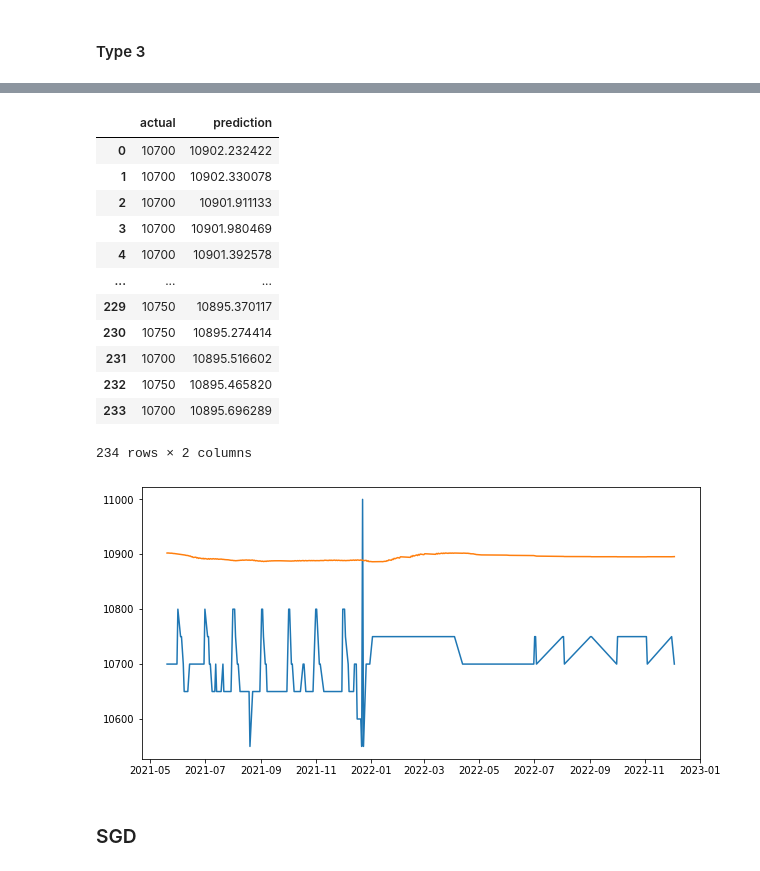
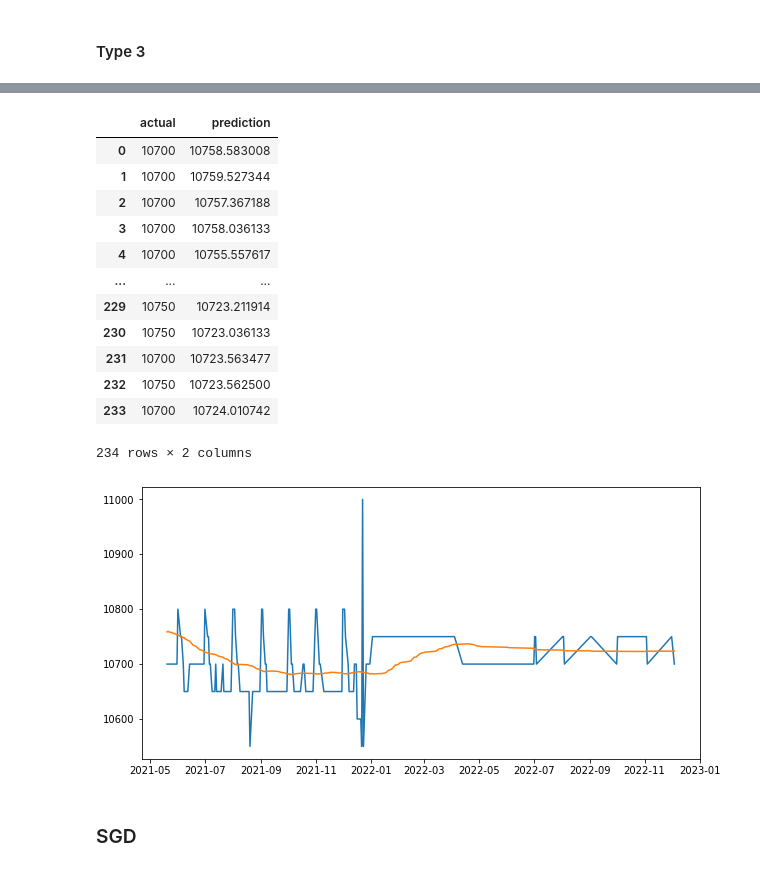
Before and after one commit to mels4/price_predict_Conv-LSTM, a Jupyter notebook: beras_rendah1.ipynb, the cells around one changed output, grey strips where cells are left out. Cells and saved outputs as stored; diff of their text form; code cells hidden in the pictures.

```diff
--- a/beras_rendah1.ipynb
+++ b/beras_rendah1.ipynb
@@ -838,7 +838,7 @@ data_result1_2 = data_result1_2.reshape(-1)
 mae1_2 = tf.keras.metrics.mean_absolute_error(x_test, data_result1_2)
 mape1_2 = tf.keras.metrics.mean_absolute_percentage_error(x_test, data_result1_2)
 mse1_2 = tf.keras.metrics.mean_squared_error(x_test, data_result1_2)
-rmse1_2 = math.sqrt(mse1.numpy())
+rmse1_2 = math.sqrt(mse1_2.numpy())
 print(mae1_2.numpy(), mape1_2.numpy(), rmse1_2)
 
 data_new_beras_rendah11_2 = pd.DataFrame()
@@ -857,17 +857,17 @@ data_new_beras_rendah11_2
 |  | actual | prediction |
-| 0 | 10700 | 10902.232422 |
-| 1 | 10700 | 10902.330078 |
-| 2 | 10700 | 10901.911133 |
-| 3 | 10700 | 10901.980469 |
-| 4 | 10700 | 10901.392578 |
+| 0 | 10700 | 10758.583008 |
+| 1 | 10700 | 10759.527344 |
+| 2 | 10700 | 10757.367188 |
+| 3 | 10700 | 10758.036133 |
+| 4 | 10700 | 10755.557617 |
 | ... | ... | ... |
-| 229 | 10750 | 10895.370117 |
-| 230 | 10750 | 10895.274414 |
-| 231 | 10700 | 10895.516602 |
-| 232 | 10750 | 10895.465820 |
-| 233 | 10700 | 10895.696289 |
+| 229 | 10750 | 10723.211914 |
+| 230 | 10750 | 10723.036133 |
+| 231 | 10700 | 10723.563477 |
+| 232 | 10750 | 10723.562500 |
+| 233 | 10700 | 10724.010742 |
 234 rows × 2 columns
-[figure, old version]
+[figure, new version]
 # %% [markdown]
 ### SGD
 # %%
```
Also changed, not shown: parts of 4 cells of this notebook.
